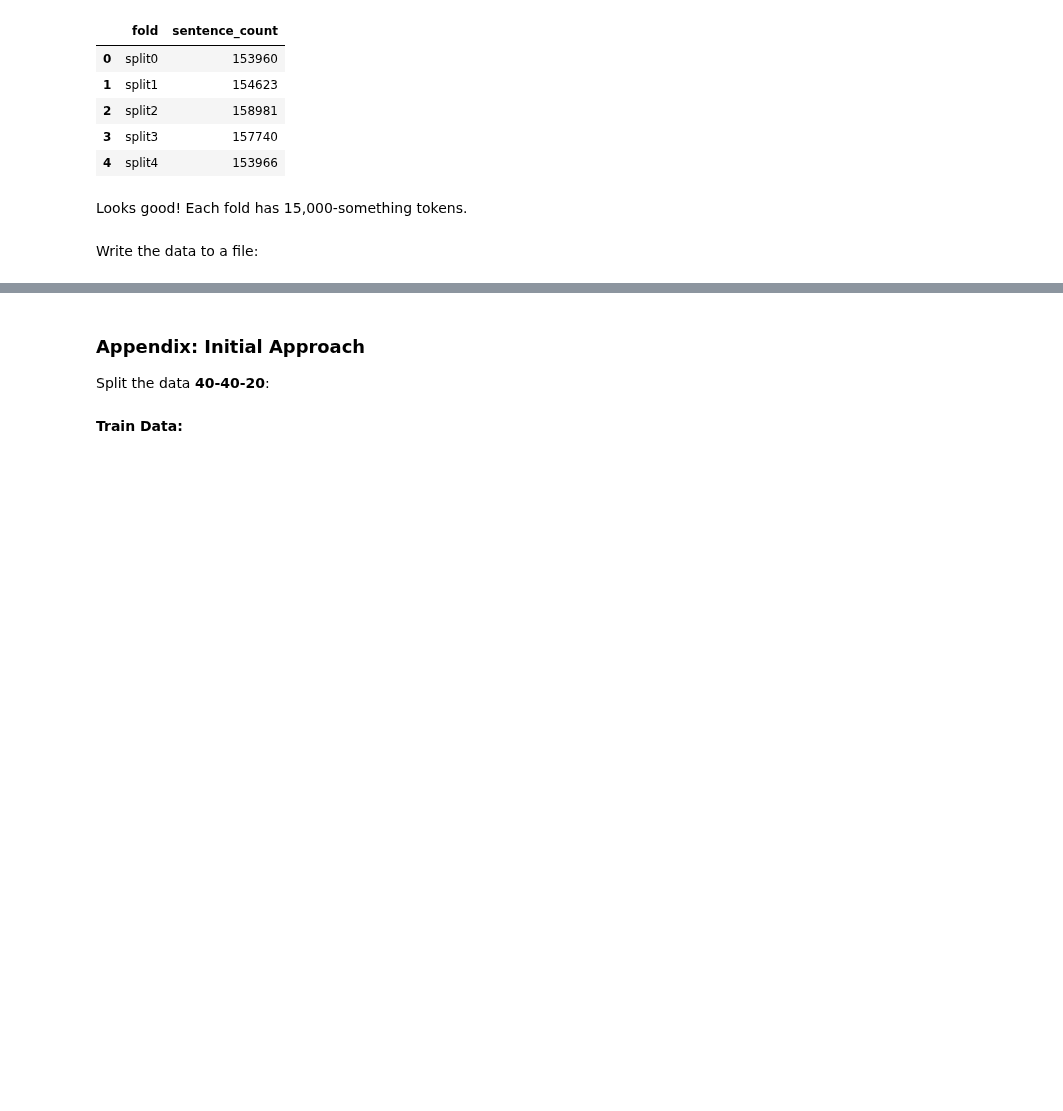
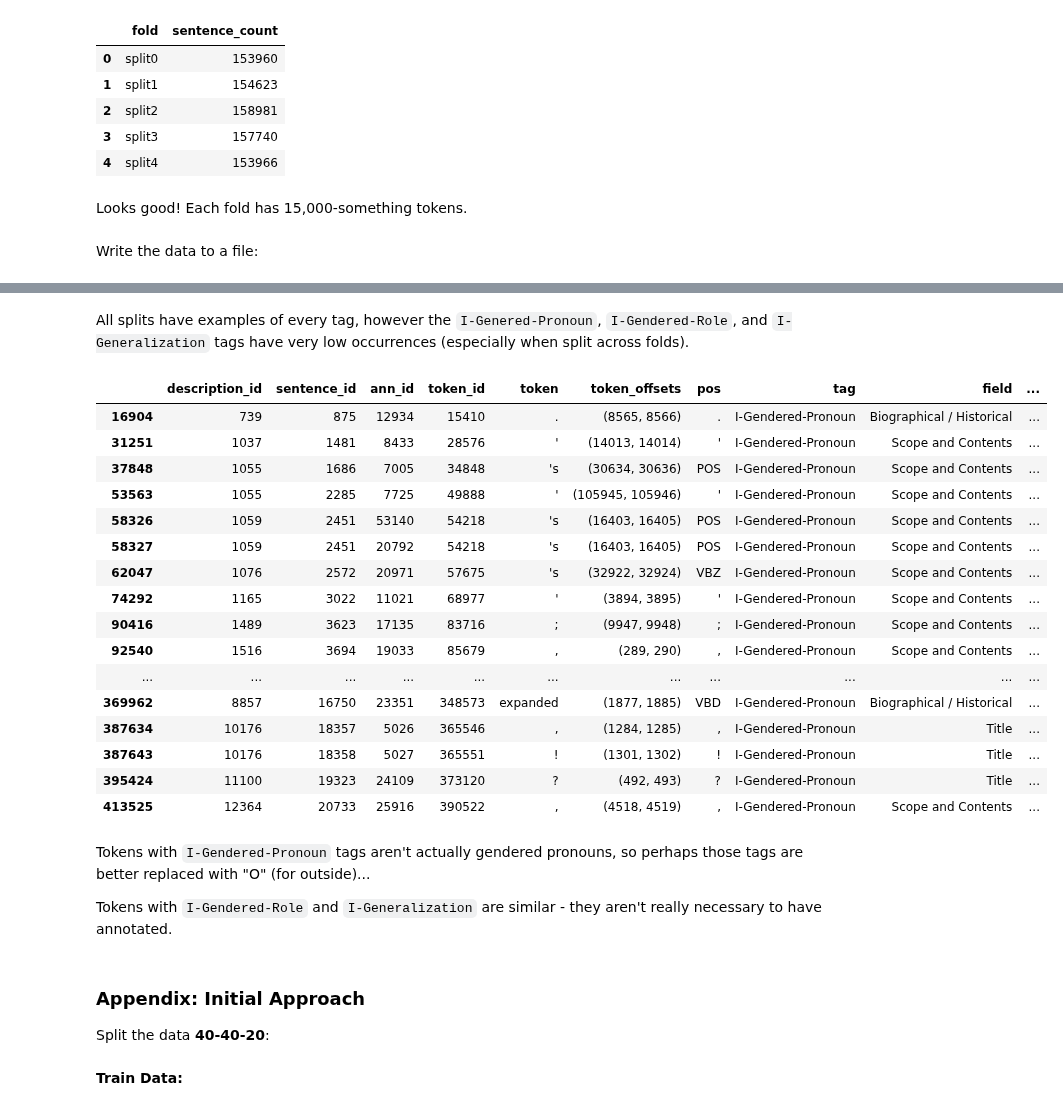
Before and after one commit to thegoose20/gender-bias, a Jupyter notebook: token_classification/SplitData_Experiments.ipynb, the cells around one changed output, grey strips where cells are left out. Drawn from its saved outputs; the diff is of its cells as text; code cells hidden in the pictures; blank space fills up the shorter version.

Commit message:
Investigated spread of BIO tags across 5 folds

```diff
--- a/token_classification/SplitData_Experiments.ipynb
+++ b/token_classification/SplitData_Experiments.ipynb
@@ -143,0 +146,3 @@ df_joined.to_csv(config.tokc_path+"experiment_input/token_5fold.csv")
+# %%
+df_joined = pd.read_csv(config.tokc_path+"experiment_input/token_5fold.csv", index_col=0)
+df_joined.head()
@@ -144,3 +180,31 @@ df_joined.to_csv(config.tokc_path+"experiment_input/token_5fold.csv")
+# %% [markdown]
+All splits have examples of every tag, however the `I-Genered-Pronoun`, `I-Gendered-Role`, and `I-Generalization` tags have very low occurrences (especially when split across folds).
+# %%
+df_joined.loc[df_joined.tag == "I-Gendered-Pronoun"].head(50)
+# df_joined.loc[df_joined.tag == "I-Generalization"].head(50)
+# df_joined.loc[df_joined.tag == "I-Gendered-Role"].head(50)
+# %% [output]
+|  | description_id | sentence_id | ann_id | token_id | token | token_offsets | pos | tag | field | ... |
+| 16904 | 739 | 875 | 12934 | 15410 | . | (8565, 8566) | . | I-Gendered-Pronoun | Biographical / Historical | ... |
+| 31251 | 1037 | 1481 | 8433 | 28576 | ' | (14013, 14014) | ' | I-Gendered-Pronoun | Scope and Contents | ... |
+| 37848 | 1055 | 1686 | 7005 | 34848 | 's | (30634, 30636) | POS | I-Gendered-Pronoun | Scope and Contents | ... |
+| 53563 | 1055 | 2285 | 7725 | 49888 | ' | (105945, 105946) | ' | I-Gendered-Pronoun | Scope and Contents | ... |
+| 58326 | 1059 | 2451 | 53140 | 54218 | 's | (16403, 16405) | POS | I-Gendered-Pronoun | Scope and Contents | ... |
+| 58327 | 1059 | 2451 | 20792 | 54218 | 's | (16403, 16405) | POS | I-Gendered-Pronoun | Scope and Contents | ... |
+| 62047 | 1076 | 2572 | 20971 | 57675 | 's | (32922, 32924) | VBZ | I-Gendered-Pronoun | Scope and Contents | ... |
+| 74292 | 1165 | 3022 | 11021 | 68977 | ' | (3894, 3895) | ' | I-Gendered-Pronoun | Scope and Contents | ... |
+| 90416 | 1489 | 3623 | 17135 | 83716 | ; | (9947, 9948) | ; | I-Gendered-Pronoun | Scope and Contents | ... |
+| 92540 | 1516 | 3694 | 19033 | 85679 | , | (289, 290) | , | I-Gendered-Pronoun | Scope and Contents | ... |
+| ... | ... | ... | ... | ... | ... | ... | ... | ... | ... | ... |
+| 369962 | 8857 | 16750 | 23351 | 348573 | expanded | (1877, 1885) | VBD | I-Gendered-Pronoun | Biographical / Historical | ... |
+| 387634 | 10176 | 18357 | 5026 | 365546 | , | (1284, 1285) | , | I-Gendered-Pronoun | Title | ... |
+| 387643 | 10176 | 18358 | 5027 | 365551 | ! | (1301, 1302) | ! | I-Gendered-Pronoun | Title | ... |
+| 395424 | 11100 | 19323 | 24109 | 373120 | ? | (492, 493) | ? | I-Gendered-Pronoun | Title | ... |
+| 413525 | 12364 | 20733 | 25916 | 390522 | , | (4518, 4519) | , | I-Gendered-Pronoun | Scope and Contents | ... |
+# %% [markdown]
+Tokens with `I-Gendered-Pronoun` tags aren't actually gendered pronouns, so perhaps those tags are better replaced with "O" (for outside)...
+
+Tokens with `I-Gendered-Role` and `I-Generalization` are similar - they aren't really necessary to have annotated.
 # %% [markdown]
 <a id="a"></a>
 ### Appendix: Initial Approach
```
Also changed, not shown: parts of 3 cells of this notebook.
